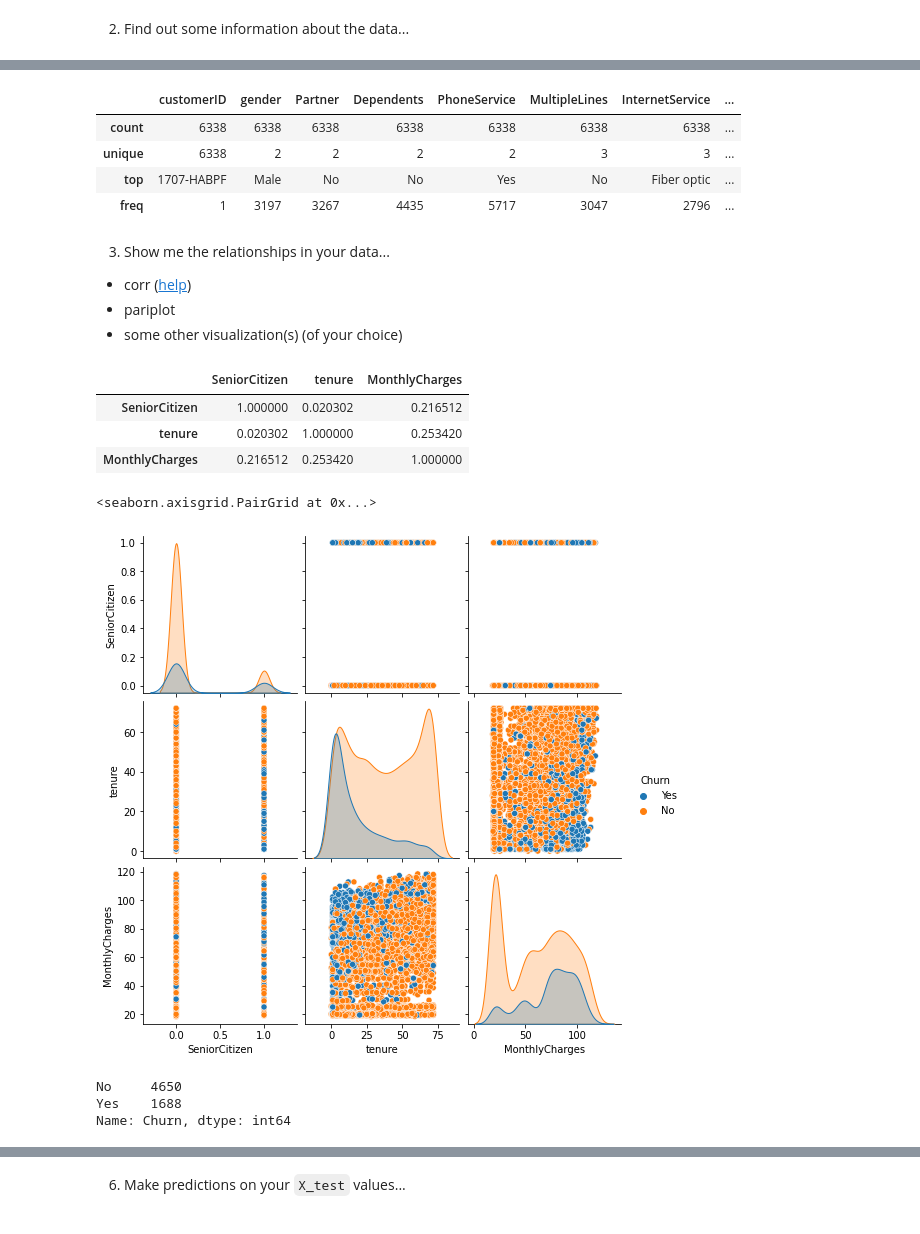
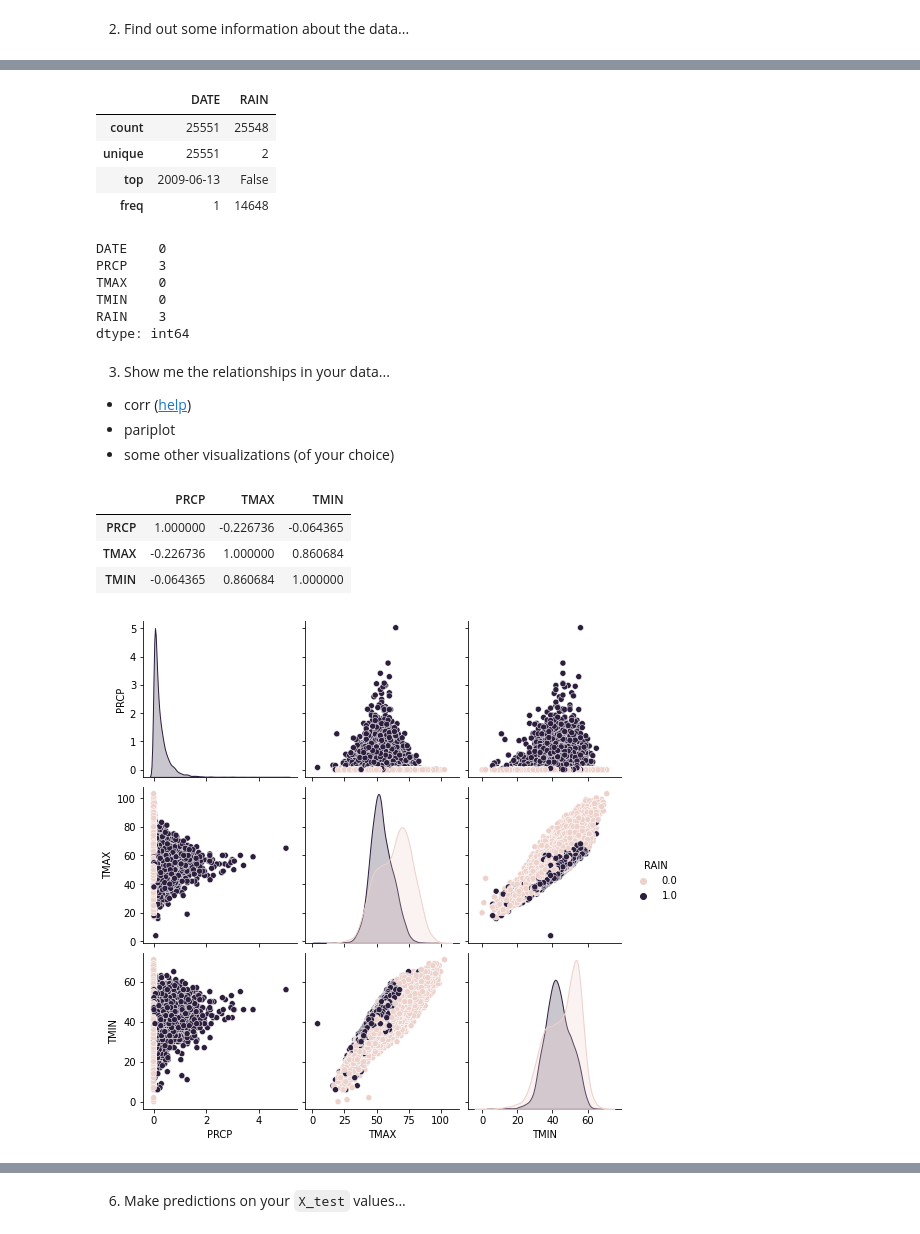
Before and after one commit to mesha4545a/Assigment-2, a Jupyter notebook: Copy_of_02_assignment.ipynb, the cells around one changed output, grey strips where cells are left out. Cells and saved outputs as stored; diff of their text form; code cells hidden in the pictures.

```diff
--- a/Copy_of_02_assignment.ipynb
+++ b/Copy_of_02_assignment.ipynb
@@ -16,5 +22,5 @@
 # %%
 import pandas as pd
-df = pd.read_csv('https://github.com/gumdropsteve/intro_to_machine_learning/raw/main/day_05/data/churn_data.csv')
+df =pd.read_csv('https://github.com/daniel-dc-cd/data_science/raw/master/module_3_Python/data/seattle_weather_1948-2017.csv')
 df
 # %% [output]
@@ -68,36 +69,38 @@ df.describe()
 # %%
 df.describe(exclude="number")
 # %% [output]
-|  | customerID | gender | Partner | Dependents | PhoneService | MultipleLines | InternetService | ... |
-| count | 6338 | 6338 | 6338 | 6338 | 6338 | 6338 | 6338 | ... |
-| unique | 6338 | 2 | 2 | 2 | 2 | 3 | 3 | ... |
-| top | 1707-HABPF | Male | No | No | Yes | No | Fiber optic | ... |
-| freq | 1 | 3197 | 3267 | 4435 | 5717 | 3047 | 2796 | ... |
+|  | DATE | RAIN |
+| count | 25551 | 25548 |
+| unique | 25551 | 2 |
+| top | 2009-06-13 | False |
+| freq | 1 | 14648 |
+# %%
+df.isna().sum()
+# %% [output]
+DATE    0
+PRCP    3
+TMAX    0
+TMIN    0
+RAIN    3
+dtype: int64
 # %% [markdown]
 3. Show me the relationships in your data...
 - corr ([help](https://stackoverflow.com/a/50703596/11074111))
 - pariplot
-- some other visualization(s) (of your choice)
+- some other visualizations (of your choice)
 # %%
 corr = df.corr()
-corr.style.background_gradient(cmap='coolwarm', axis=None)
+corr.style.background_gradient(cmap='coolwarm')
 # %% [output]
-|  | SeniorCitizen | tenure | MonthlyCharges |
-| SeniorCitizen | 1.000000 | 0.020302 | 0.216512 |
-| tenure | 0.020302 | 1.000000 | 0.253420 |
-| MonthlyCharges | 0.216512 | 0.253420 | 1.000000 |
+|  | PRCP | TMAX | TMIN |
+| PRCP | 1.000000 | -0.226736 | -0.064365 |
+| TMAX | -0.226736 | 1.000000 | 0.860684 |
+| TMIN | -0.064365 | 0.860684 | 1.000000 |
 # %%
 import seaborn as sns
-sns.pairplot(df,hue='Churn')
+sns.pairplot(df, hue='RAIN');
 # %% [output]
-<seaborn.axisgrid.PairGrid at 0x...>
-[figure, old version]
+[figure, new version]
-# %%
-df['Churn'].value_counts()
-# %% [output]
-No     4650
-Yes    1688
-Name: Churn, dtype: int64
 # %%
 import matplotlib.pyplot as plt
 
```
Also changed, not shown: parts of 69 cells of this notebook.
